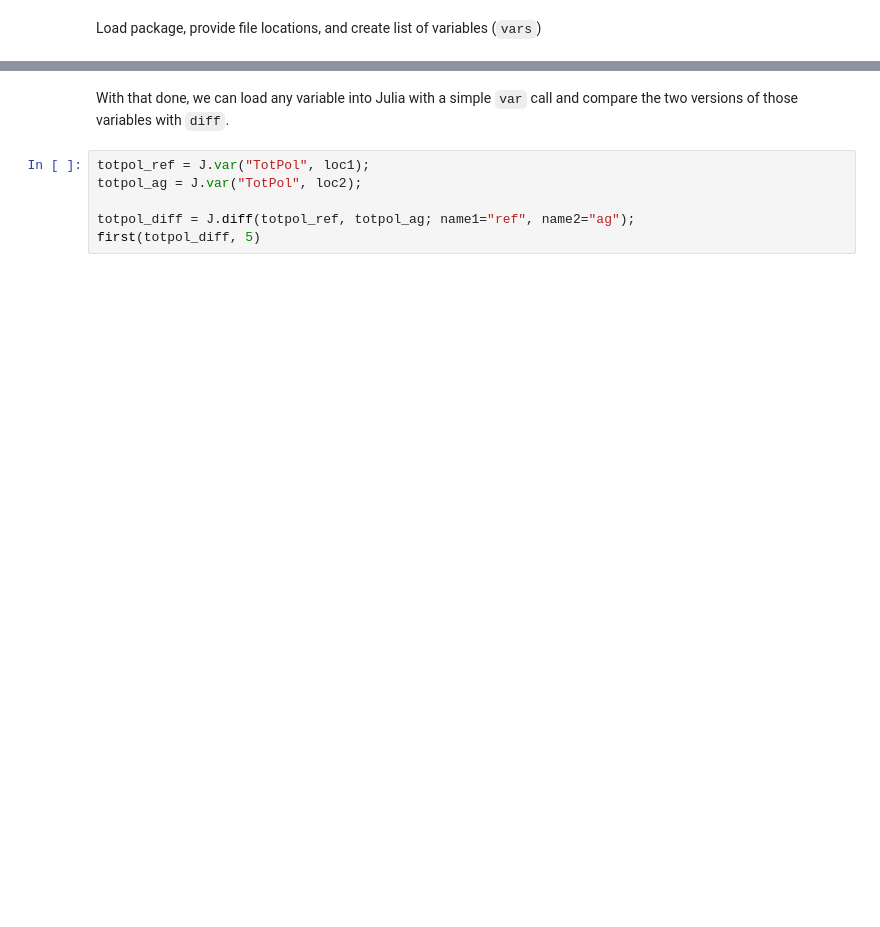
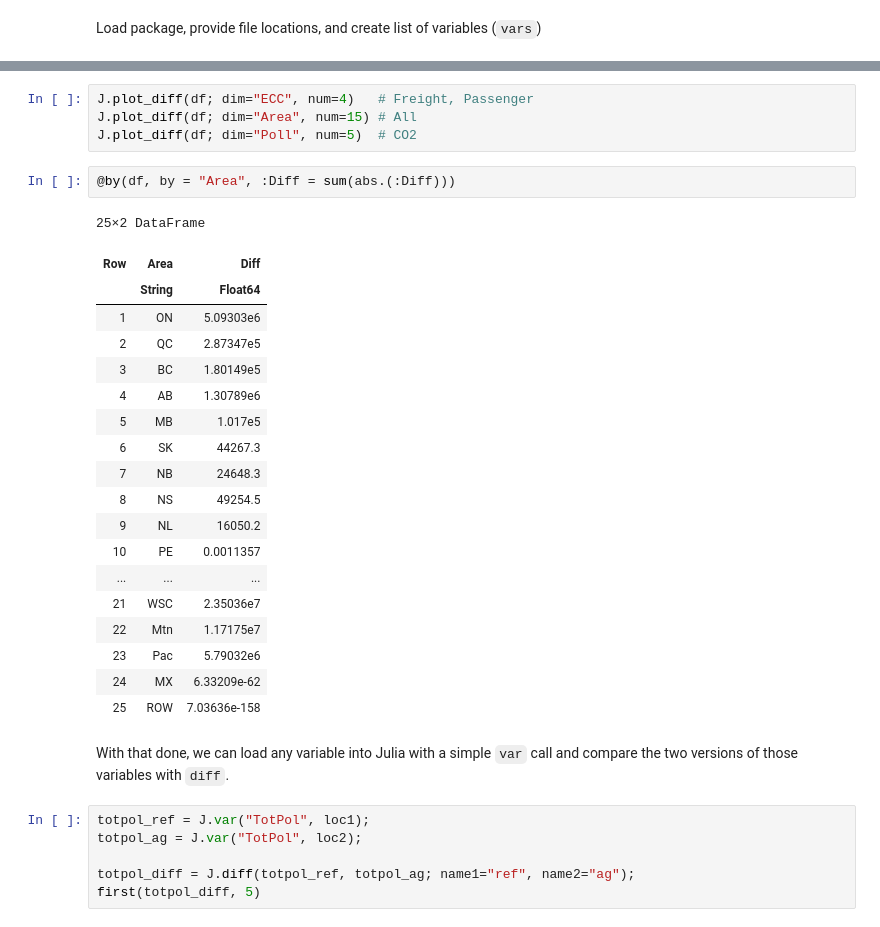
Before and after one commit to pnvolkmar/JuliaCompare.jl, a Jupyter notebook: test.ipynb, the cells around one changed output, grey strips where cells are left out. Drawn from its saved outputs; the diff is of its cells as text; blank space fills up the shorter version.

```diff
--- a/test.ipynb
+++ b/test.ipynb
@@ -15,3 +35,29 @@ loc2 = J.Loc(vars, DATA_FOLDER2);
+# %%
+J.plot_diff(df; dim="ECC", num=4)   # Freight, Passenger
+J.plot_diff(df; dim="Area", num=15) # All
+J.plot_diff(df; dim="Poll", num=5)  # CO2
+# %%
+@by(df, by = "Area", :Diff = sum(abs.(:Diff)))
+# %% [output]
+25×2 DataFrame
+| Row | Area | Diff |
+|  | String | Float64 |
+| 1 | ON | 5.09303e6 |
+| 2 | QC | 2.87347e5 |
+| 3 | BC | 1.80149e5 |
+| 4 | AB | 1.30789e6 |
+| 5 | MB | 1.017e5 |
+| 6 | SK | 44267.3 |
+| 7 | NB | 24648.3 |
+| 8 | NS | 49254.5 |
+| 9 | NL | 16050.2 |
+| 10 | PE | 0.0011357 |
+| ... | ... | ... |
+| 21 | WSC | 2.35036e7 |
+| 22 | Mtn | 1.17175e7 |
+| 23 | Pac | 5.79032e6 |
+| 24 | MX | 6.33209e-62 |
+| 25 | ROW | 7.03636e-158 |
 # %% [markdown]
 With that done, we can load any variable into Julia with a simple `var` call and compare the two versions of those variables with `diff`.
 # %%
```
Also changed, not shown: parts of 8 cells of this notebook, 4 other files.
